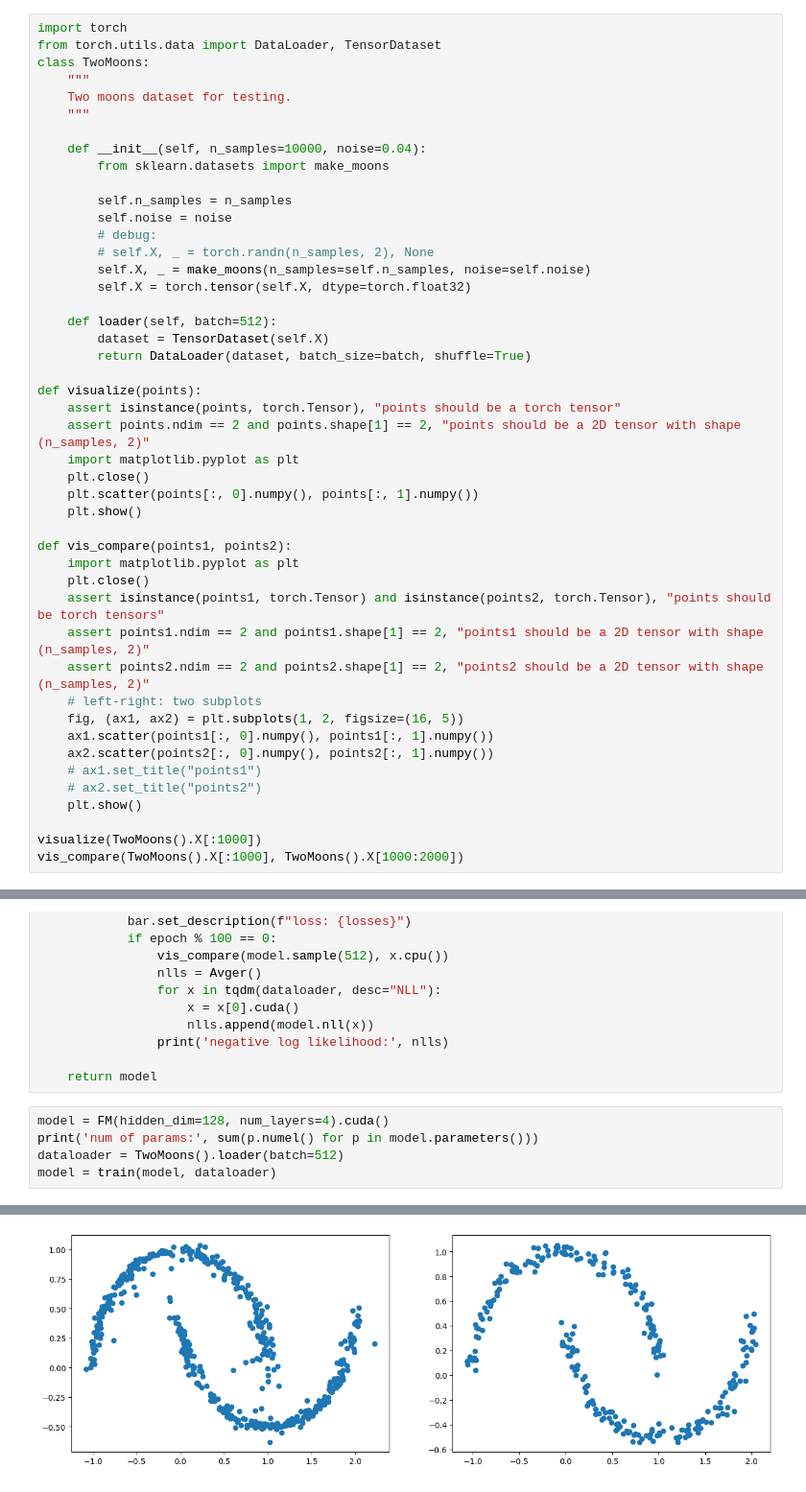
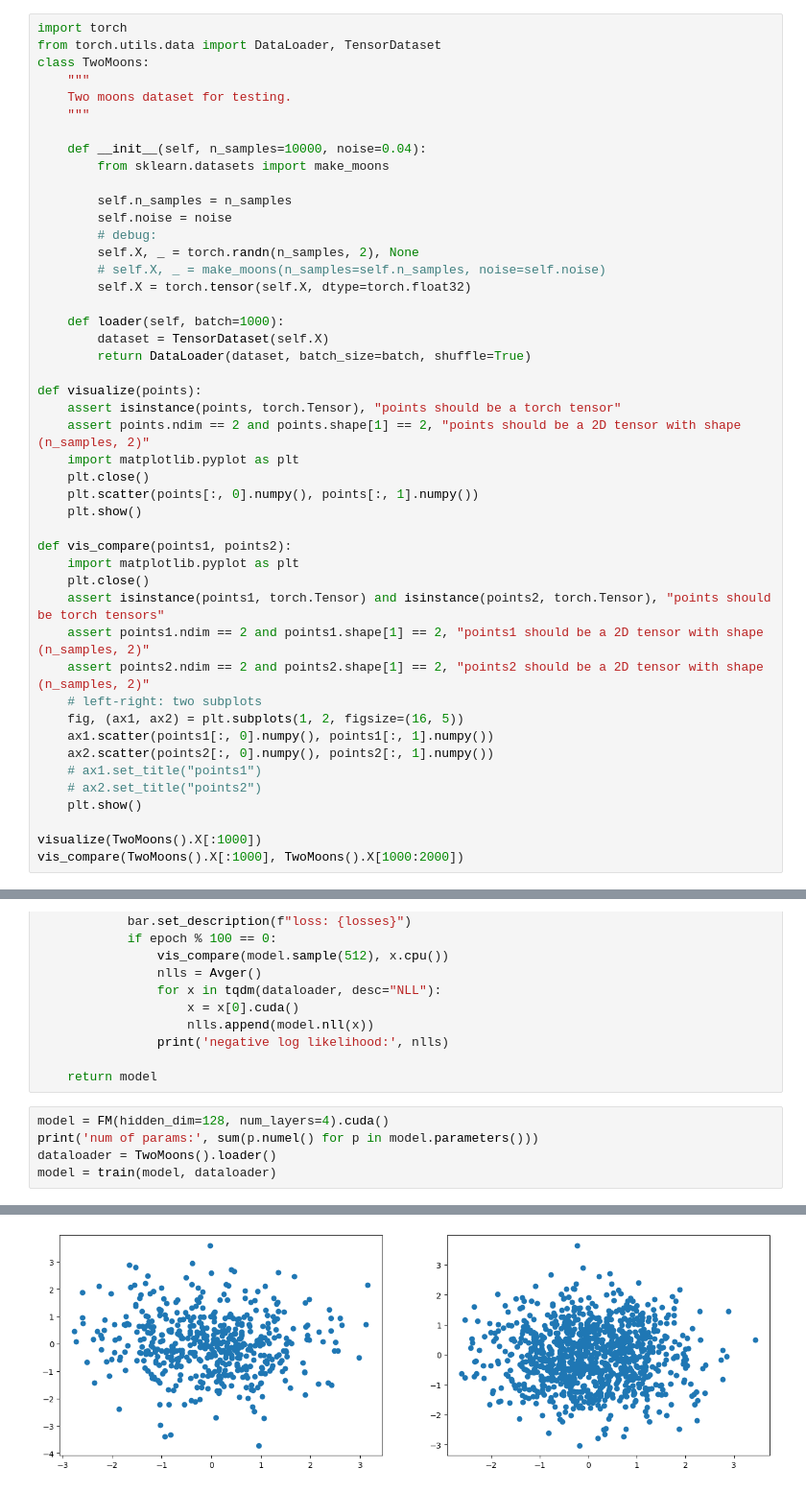
Before and after one commit to Hope7Happiness/fm_toy, a Jupyter notebook: main.ipynb, the cells around one changed output, grey strips where cells are left out. Shown at 96% size. Cells and saved outputs as stored; diff of their text form.

```diff
--- a/main.ipynb
+++ b/main.ipynb
@@ -12,11 +12,11 @@ class TwoMoons:
         self.n_samples = n_samples
         self.noise = noise
         # debug:
-        # self.X, _ = torch.randn(n_samples, 2), None
-        self.X, _ = make_moons(n_samples=self.n_samples, noise=self.noise)
+        self.X, _ = torch.randn(n_samples, 2), None
+        # self.X, _ = make_moons(n_samples=self.n_samples, noise=self.noise)
         self.X = torch.tensor(self.X, dtype=torch.float32)
 
-    def loader(self, batch=512):
+    def loader(self, batch=1000):
         dataset = TensorDataset(self.X)
         return DataLoader(dataset, batch_size=batch, shuffle=True)
 
@@ -201,7 +222,7 @@ def train(model, dataloader, num_epochs=1000):
 # %%
 model = FM(hidden_dim=128, num_layers=4).cuda()
 print('num of params:', sum(p.numel() for p in model.parameters()))
-dataloader = TwoMoons().loader(batch=512)
+dataloader = TwoMoons().loader()
 model = train(model, dataloader)
 # %% [output]
 num of params: 198786
@@ -211 +232 @@ negative log likelihood: 1.3991
-[figure, old version]
+[figure, new version]
```
Also changed, not shown: parts of 3 cells of this notebook.
